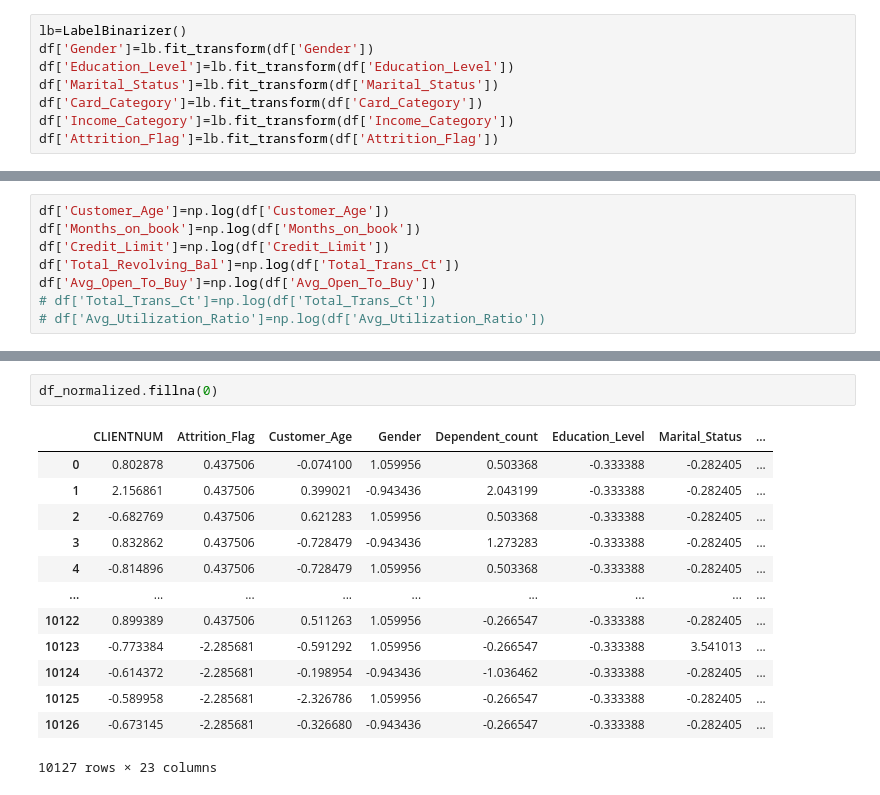
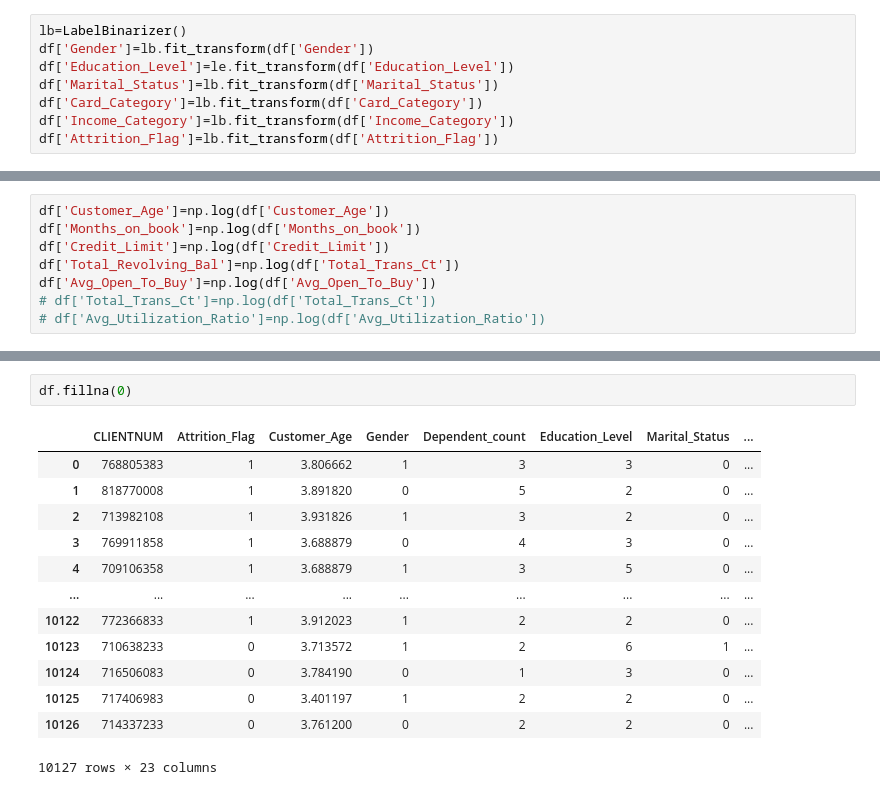
Before and after one commit to amalsalilan/CreditCardModeling, a Jupyter notebook: CreditCardModeling.ipynb, the cells around one changed output, grey strips where cells are left out. Cells and saved outputs as stored; diff of their text form.

```diff
--- a/CreditCardModeling.ipynb
+++ b/CreditCardModeling.ipynb
@@ -101,7 +101,7 @@ Name: Gender, dtype: int64
 # %%
 lb=LabelBinarizer()
 df['Gender']=lb.fit_transform(df['Gender'])
-df['Education_Level']=lb.fit_transform(df['Education_Level'])
+df['Education_Level']=le.fit_transform(df['Education_Level'])
 df['Marital_Status']=lb.fit_transform(df['Marital_Status'])
 df['Card_Category']=lb.fit_transform(df['Card_Category'])
 df['Income_Category']=lb.fit_transform(df['Income_Category'])
@@ -173,16 +139,16 @@ Original dataframe:
 # %%
-df_normalized.fillna(0)
+df.fillna(0)
 # %% [output]
 |  | CLIENTNUM | Attrition_Flag | Customer_Age | Gender | Dependent_count | Education_Level | Marital_Status | ... |
-| 0 | 0.802878 | 0.437506 | -0.074100 | 1.059956 | 0.503368 | -0.333388 | -0.282405 | ... |
-| 1 | 2.156861 | 0.437506 | 0.399021 | -0.943436 | 2.043199 | -0.333388 | -0.282405 | ... |
-| 2 | -0.682769 | 0.437506 | 0.621283 | 1.059956 | 0.503368 | -0.333388 | -0.282405 | ... |
-| 3 | 0.832862 | 0.437506 | -0.728479 | -0.943436 | 1.273283 | -0.333388 | -0.282405 | ... |
-| 4 | -0.814896 | 0.437506 | -0.728479 | 1.059956 | 0.503368 | -0.333388 | -0.282405 | ... |
+| 0 | 768805383 | 1 | 3.806662 | 1 | 3 | 3 | 0 | ... |
+| 1 | 818770008 | 1 | 3.891820 | 0 | 5 | 2 | 0 | ... |
+| 2 | 713982108 | 1 | 3.931826 | 1 | 3 | 2 | 0 | ... |
+| 3 | 769911858 | 1 | 3.688879 | 0 | 4 | 3 | 0 | ... |
+| 4 | 709106358 | 1 | 3.688879 | 1 | 3 | 5 | 0 | ... |
 | ... | ... | ... | ... | ... | ... | ... | ... | ... |
-| 10122 | 0.899389 | 0.437506 | 0.511263 | 1.059956 | -0.266547 | -0.333388 | -0.282405 | ... |
-| 10123 | -0.773384 | -2.285681 | -0.591292 | 1.059956 | -0.266547 | -0.333388 | 3.541013 | ... |
-| 10124 | -0.614372 | -2.285681 | -0.198954 | -0.943436 | -1.036462 | -0.333388 | -0.282405 | ... |
-| 10125 | -0.589958 | -2.285681 | -2.326786 | 1.059956 | -0.266547 | -0.333388 | -0.282405 | ... |
-| 10126 | -0.673145 | -2.285681 | -0.326680 | -0.943436 | -0.266547 | -0.333388 | -0.282405 | ... |
+| 10122 | 772366833 | 1 | 3.912023 | 1 | 2 | 2 | 0 | ... |
+| 10123 | 710638233 | 0 | 3.713572 | 1 | 2 | 6 | 1 | ... |
+| 10124 | 716506083 | 0 | 3.784190 | 0 | 1 | 3 | 0 | ... |
+| 10125 | 717406983 | 0 | 3.401197 | 1 | 2 | 2 | 0 | ... |
+| 10126 | 714337233 | 0 | 3.761200 | 0 | 2 | 2 | 0 | ... |
 10127 rows × 23 columns
```
Also changed, not shown: parts of 24 cells of this notebook.
